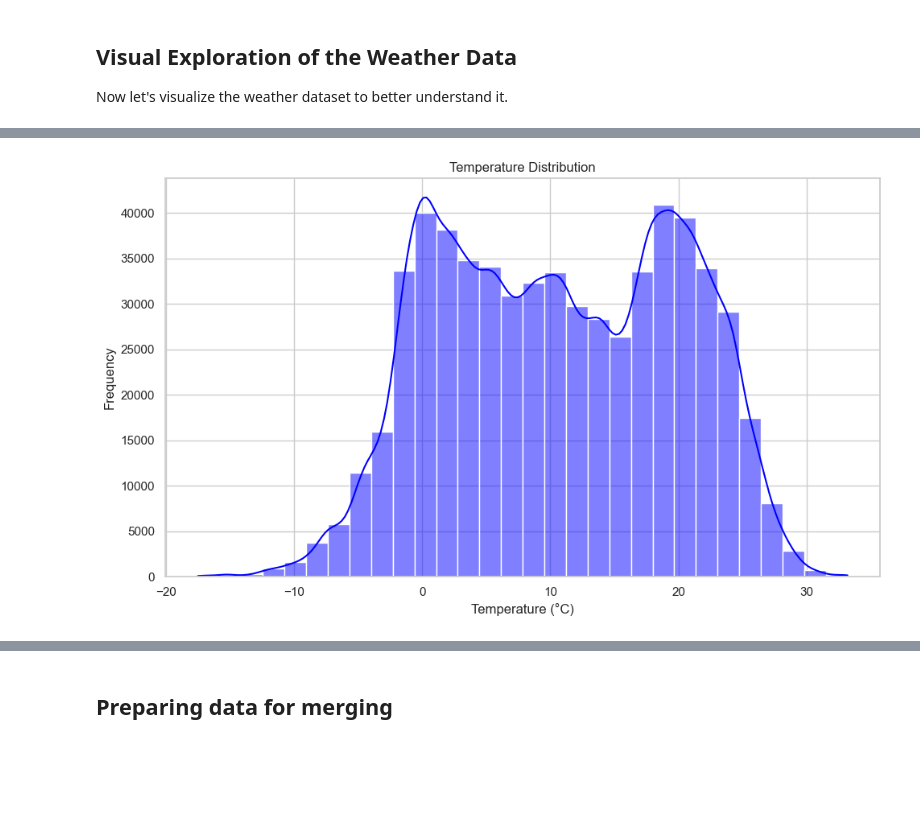
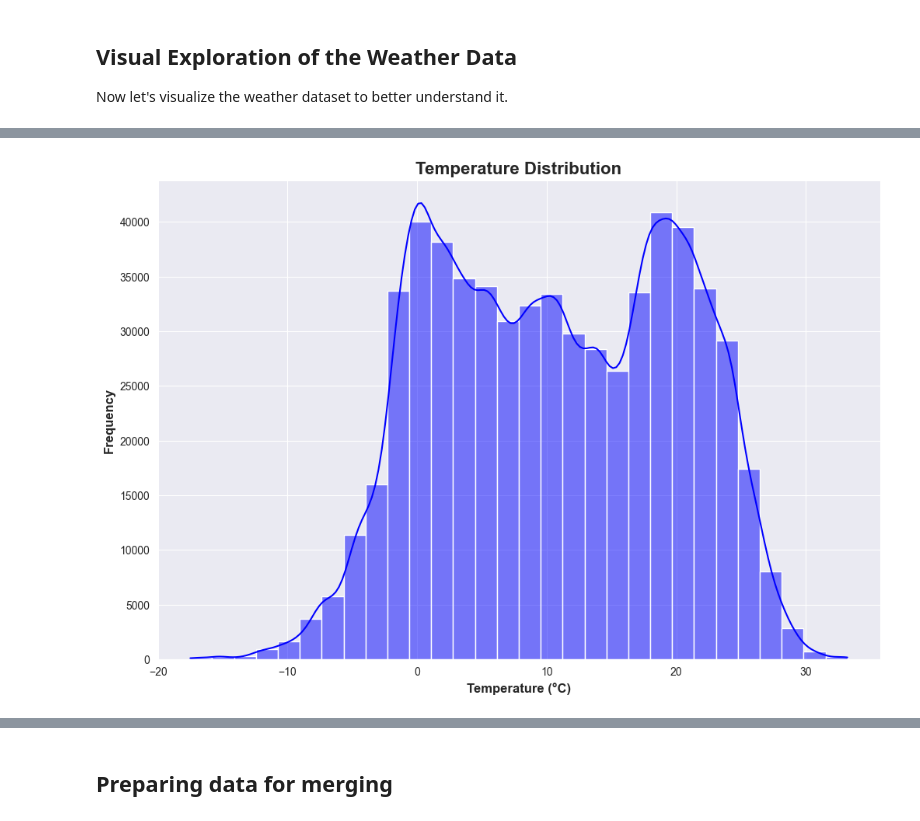
Before and after one commit to KonchakivskyiDanylo/PythonForDs, a Jupyter notebook: data_analysis/weather_analysis.ipynb, the cells around one changed output, grey strips where cells are left out. Saved outputs shown, nothing was run; the diff lists cells and outputs as text; code cells hidden in the pictures; blank space fills up the shorter version.

```diff
--- a/data_analysis/weather_analysis.ipynb
+++ b/data_analysis/weather_analysis.ipynb
@@ -919,15 +1051,9 @@ This histogram shows the distribution of temperatures over time, with a kernel d
 # %%
-sns.set(style="whitegrid")
-
-plt.figure(figsize=(10, 6))
+plt.figure(figsize=(12, 8))
 
 sns.histplot(weather_copy["day_temp"], kde=True, color="blue", bins=30)
-
-plt.title("Temperature Distribution")
-plt.xlabel("Temperature (°C)")
-plt.ylabel("Frequency")
-
-plt.tight_layout()
-plt.show()
+plt.title("Temperature Distribution", fontsize=16, fontweight="bold")
+plt.xlabel("Temperature (°C)", fontsize=12, fontweight="bold")
+plt.ylabel("Frequency", fontsize=12, fontweight="bold");
 # %% [output]
-[figure, old version]
+[figure, new version]
```
Also changed, not shown: parts of 56 cells of this notebook.
